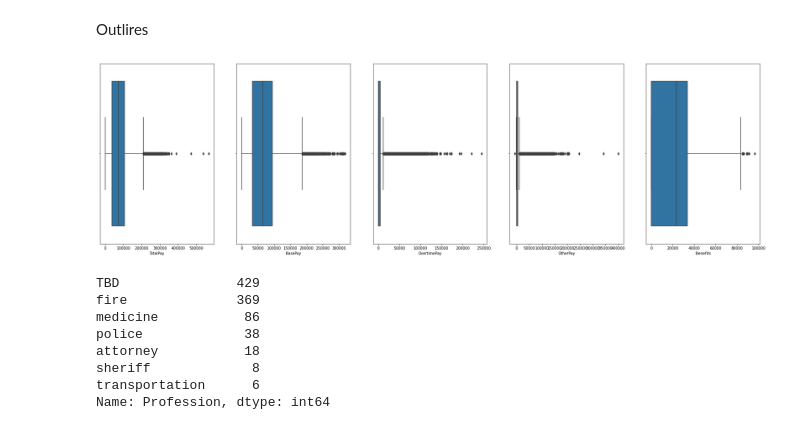
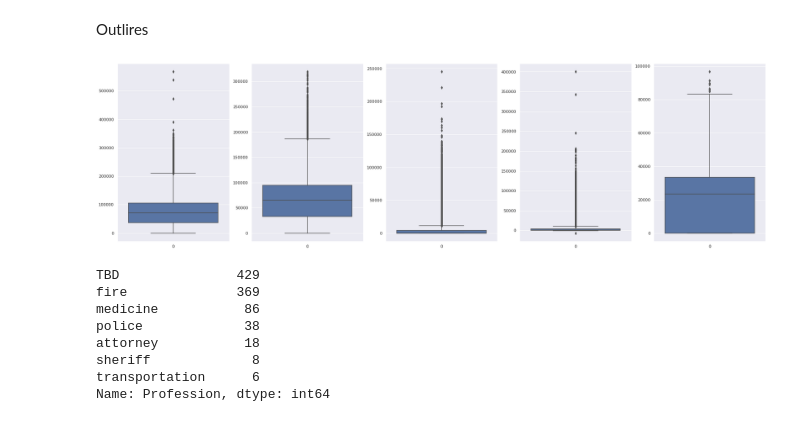
Before and after one commit to savitskaya-om/python, a Jupyter notebook: project/PROJECT.ipynb, the cells around one changed output. Drawn from its saved outputs; the diff is of its cells as text; code cells hidden in the pictures.

```diff
--- a/project/PROJECT.ipynb
+++ b/project/PROJECT.ipynb
@@ -378,14 +364,14 @@ Outlires
 # %%
 fig, axes = plt.subplots(1, 5, figsize=(32, 9))
 
-sns.boxplot(sal['TotalPay'], ax=axes[0])
-sns.boxplot(sal['BasePay'], ax=axes[1])
-sns.boxplot(sal['OvertimePay'], ax=axes[2])
-sns.boxplot(sal['OtherPay'], ax=axes[3])
-sns.boxplot(sal['Benefits'], ax=axes[4])
+sns.boxplot(data = sal['TotalPay'], ax=axes[0])
+sns.boxplot(data = sal['BasePay'], ax=axes[1])
+sns.boxplot(data = sal['OvertimePay'], ax=axes[2])
+sns.boxplot(data = sal['OtherPay'], ax=axes[3])
+sns.boxplot(data = sal['Benefits'], ax=axes[4])
 plt.show()
 # %% [output]
-[figure, old version]
+[figure, new version]
 # %%
 # outliers are values greater than (Q3+1.5*IQR)
 Q1 = np.percentile(sal['TotalPayBenefits'], 25, interpolation = 'midpoint')
```
Also changed, not shown: parts of 15 cells of this notebook.
